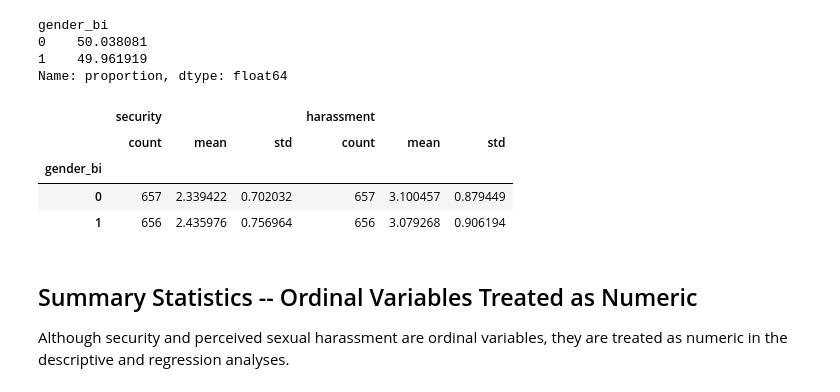
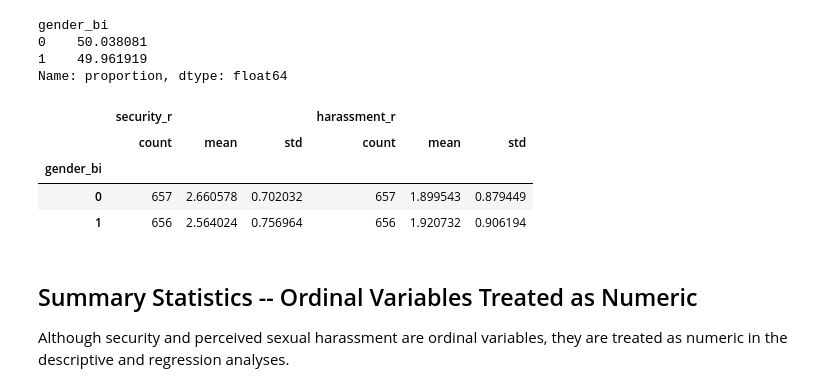
Before and after one commit to Zhao-Yihan123/HS4002_Team-Husky, a Jupyter notebook: code/malaysia_descriptive_corr_sutong.ipynb, the cells around one changed output. Drawn from its saved outputs; the diff is of its cells as text; code cells hidden in the pictures.

```diff
--- a/code/malaysia_descriptive_corr_sutong.ipynb
+++ b/code/malaysia_descriptive_corr_sutong.ipynb
@@ -146,15 +145,15 @@ gender_bi
 1    49.961919
 Name: proportion, dtype: float64
 # %%
-my1.groupby("gender_bi")[["security", "harassment"]].agg(
+my1.groupby("gender_bi")[["security_r", "harassment_r"]].agg(
     ["count", "mean", "std"]
 )
 # %% [output]
-|  | security |  |  | harassment |  |  |
+|  | security_r |  |  | harassment_r |  |  |
 |  | count | mean | std | count | mean | std |
 | gender_bi |  |  |  |  |  |  |
-| 0 | 657 | 2.339422 | 0.702032 | 657 | 3.100457 | 0.879449 |
-| 1 | 656 | 2.435976 | 0.756964 | 656 | 3.079268 | 0.906194 |
+| 0 | 657 | 2.660578 | 0.702032 | 657 | 1.899543 | 0.879449 |
+| 1 | 656 | 2.564024 | 0.756964 | 656 | 1.920732 | 0.906194 |
 # %% [markdown]
 ## Summary Statistics -- Ordinal Variables Treated as Numeric
 Although security and perceived sexual harassment are ordinal variables, they are treated as numeric in the descriptive and regression analyses.
```
Also changed, not shown: parts of 4 cells of this notebook.
